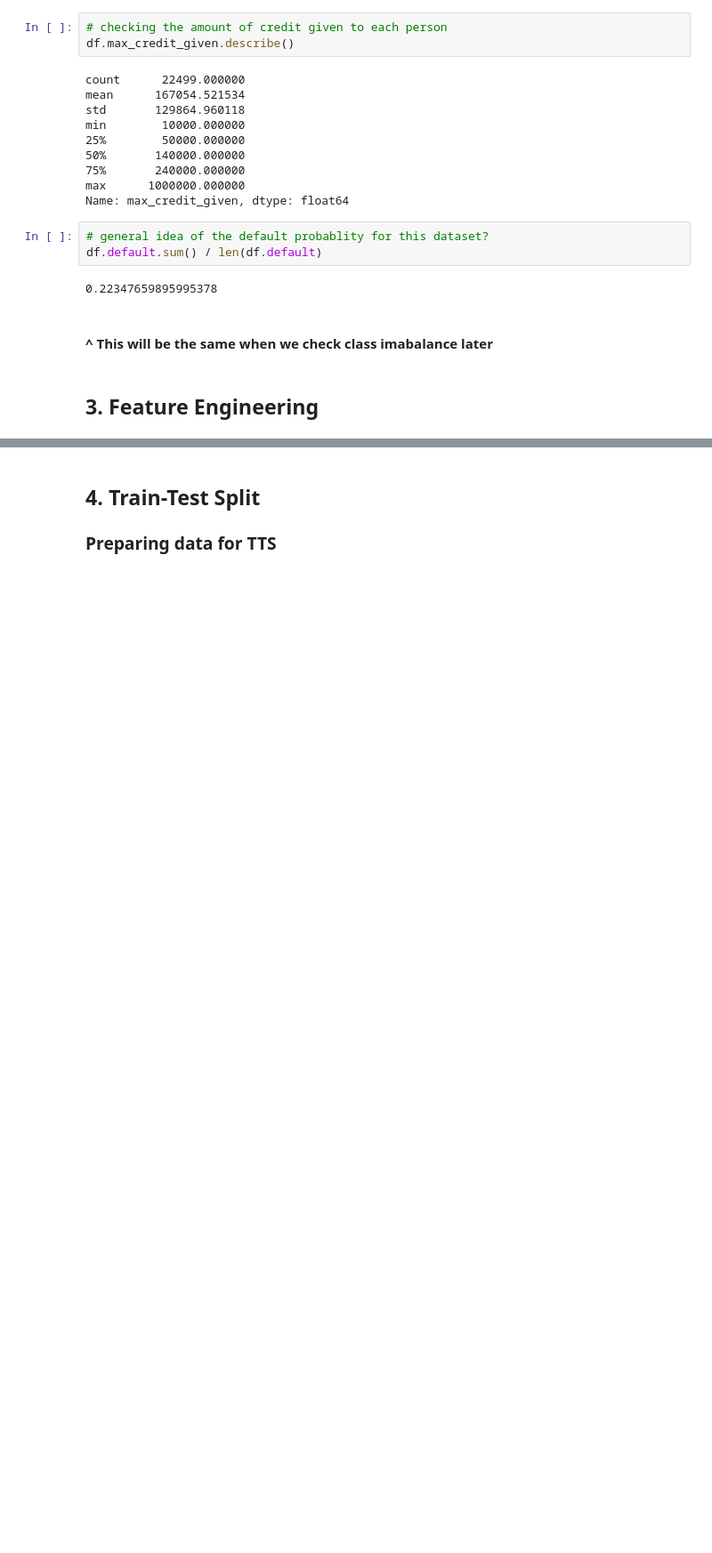
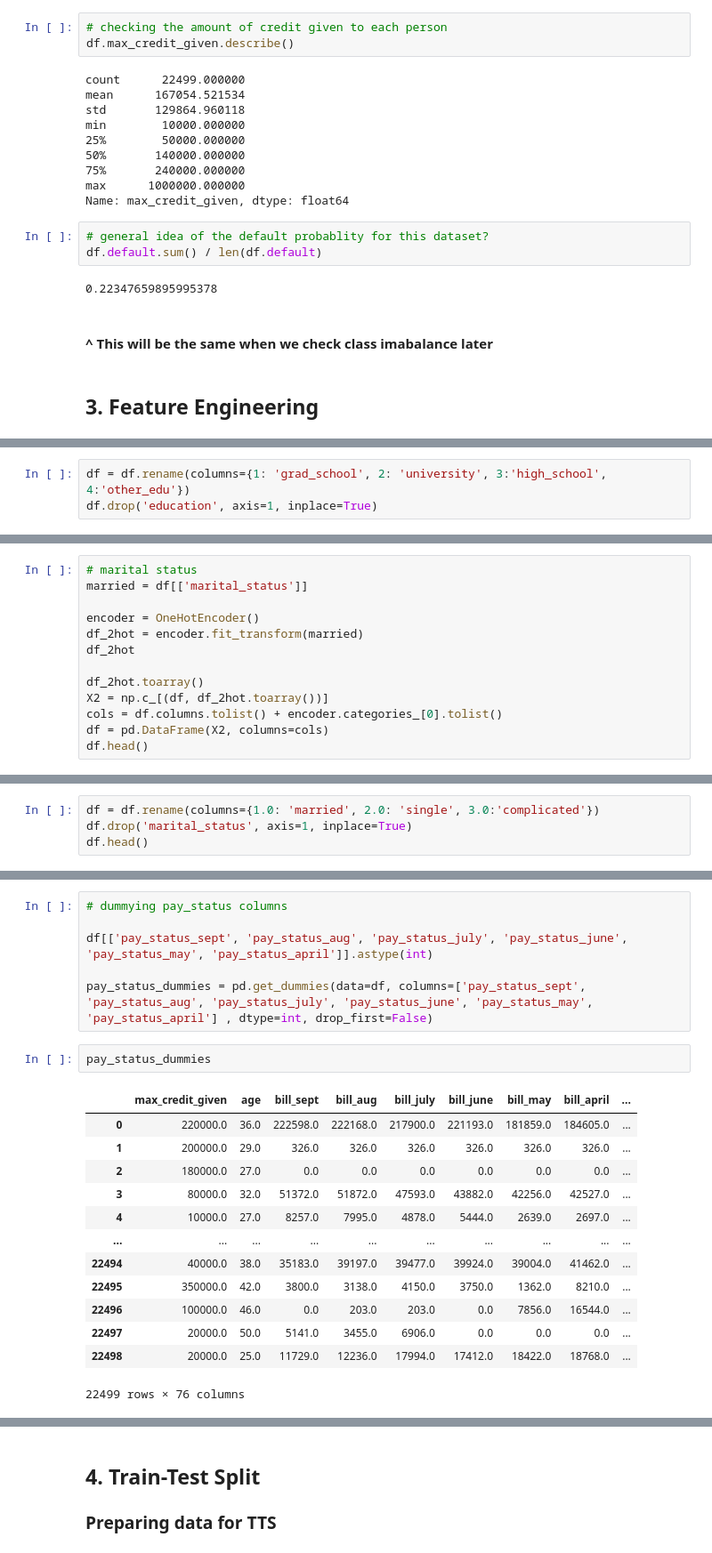
Before and after one commit to sankur7777/credit_card-default_prediction, a Jupyter notebook: revised_notebook.ipynb, the cells around one changed output, grey strips where cells are left out. Shown: that part at 89% size. Cells and saved outputs as stored; diff of their text form; blank space fills up the shorter version.

```diff
--- a/revised_notebook.ipynb
+++ b/revised_notebook.ipynb
@@ -288,0 +356,3 @@ df.default.sum() / len(df.default)
+# %%
+df = df.rename(columns={1: 'grad_school', 2: 'university', 3:'high_school', 4:'other_edu'})
+df.drop('education', axis=1, inplace=True)
@@ -288,0 +368,13 @@ df.default.sum() / len(df.default)
+# %%
+# marital status
+married = df[['marital_status']]
+
+encoder = OneHotEncoder()
+df_2hot = encoder.fit_transform(married)
+df_2hot
+
+df_2hot.toarray()
+X2 = np.c_[(df, df_2hot.toarray())]
+cols = df.columns.tolist() + encoder.categories_[0].tolist()
+df = pd.DataFrame(X2, columns=cols)
+df.head()
@@ -288,0 +388,4 @@ df.default.sum() / len(df.default)
+# %%
+df = df.rename(columns={1.0: 'married', 2.0: 'single', 3.0:'complicated'})
+df.drop('marital_status', axis=1, inplace=True)
+df.head()
@@ -288,0 +399,22 @@ df.default.sum() / len(df.default)
+# %%
+# dummying pay_status columns
+
+df[['pay_status_sept', 'pay_status_aug', 'pay_status_july', 'pay_status_june', 'pay_status_may', 'pay_status_april']].astype(int)
+
+pay_status_dummies = pd.get_dummies(data=df, columns=['pay_status_sept', 'pay_status_aug', 'pay_status_july', 'pay_status_june', 'pay_status_may', 'pay_status_april'] , dtype=int, drop_first=False)
+# %%
+pay_status_dummies
+# %% [output]
+|  | max_credit_given | age | bill_sept | bill_aug | bill_july | bill_june | bill_may | bill_april | ... |
+| 0 | 220000.0 | 36.0 | 222598.0 | 222168.0 | 217900.0 | 221193.0 | 181859.0 | 184605.0 | ... |
+| 1 | 200000.0 | 29.0 | 326.0 | 326.0 | 326.0 | 326.0 | 326.0 | 326.0 | ... |
+| 2 | 180000.0 | 27.0 | 0.0 | 0.0 | 0.0 | 0.0 | 0.0 | 0.0 | ... |
+| 3 | 80000.0 | 32.0 | 51372.0 | 51872.0 | 47593.0 | 43882.0 | 42256.0 | 42527.0 | ... |
+| 4 | 10000.0 | 27.0 | 8257.0 | 7995.0 | 4878.0 | 5444.0 | 2639.0 | 2697.0 | ... |
+| ... | ... | ... | ... | ... | ... | ... | ... | ... | ... |
+| 22494 | 40000.0 | 38.0 | 35183.0 | 39197.0 | 39477.0 | 39924.0 | 39004.0 | 41462.0 | ... |
+| 22495 | 350000.0 | 42.0 | 3800.0 | 3138.0 | 4150.0 | 3750.0 | 1362.0 | 8210.0 | ... |
+| 22496 | 100000.0 | 46.0 | 0.0 | 203.0 | 203.0 | 0.0 | 7856.0 | 16544.0 | ... |
+| 22497 | 20000.0 | 50.0 | 5141.0 | 3455.0 | 6906.0 | 0.0 | 0.0 | 0.0 | ... |
+| 22498 | 20000.0 | 25.0 | 11729.0 | 12236.0 | 17994.0 | 17412.0 | 18422.0 | 18768.0 | ... |
+22499 rows × 76 columns
```
Also changed, not shown: parts of 19 cells of this notebook, 1 other file.
